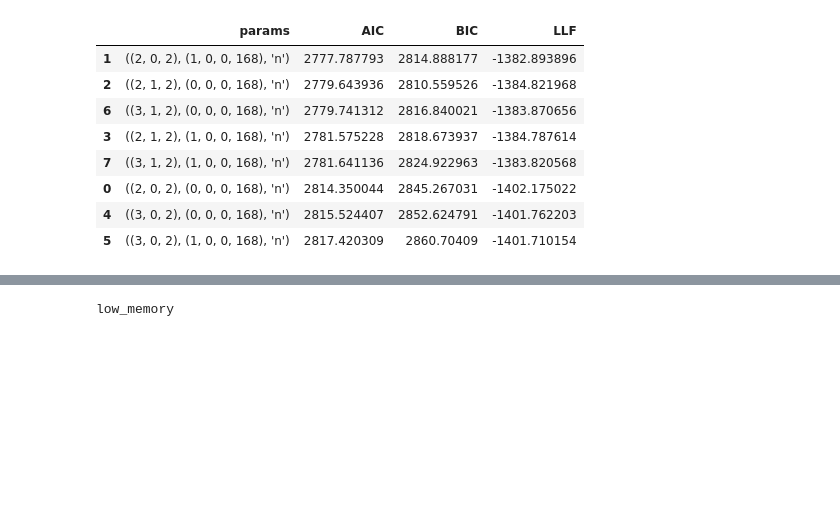
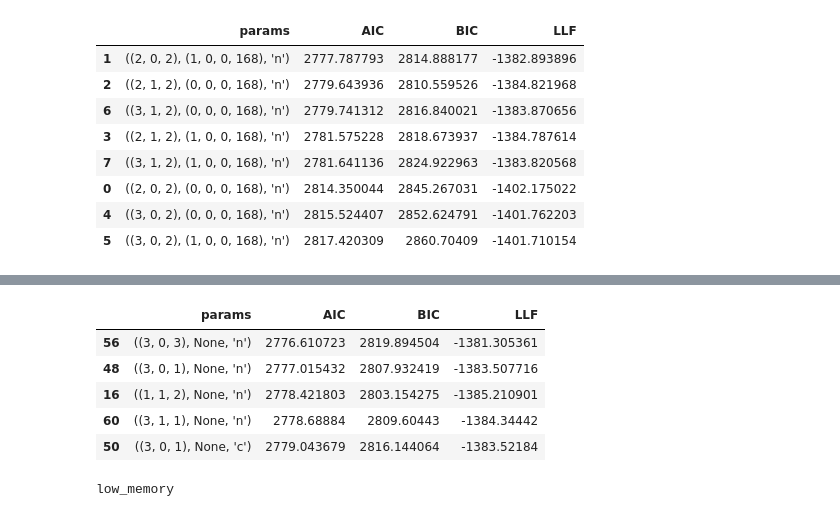
Before and after one commit to judith-ale/proyecto_modulo1, a Jupyter notebook: ProyectoModulo1_RabagoJ_MartinezC_VelicaX.ipynb, the cells around one changed output, grey strips where cells are left out. Drawn from its saved outputs; the diff is of its cells as text; code cells hidden in the pictures; blank space fills up the shorter version.

```diff
--- a/ProyectoModulo1_RabagoJ_MartinezC_VelicaX.ipynb
+++ b/ProyectoModulo1_RabagoJ_MartinezC_VelicaX.ipynb
@@ -503,3 +503,14 @@ res
 | 0 | ((2, 0, 2), (0, 0, 0, 168), 'n') | 2814.350044 | 2845.267031 | -1402.175022 |
 | 4 | ((3, 0, 2), (0, 0, 0, 168), 'n') | 2815.524407 | 2852.624791 | -1401.762203 |
 | 5 | ((3, 0, 2), (1, 0, 0, 168), 'n') | 2817.420309 | 2860.70409 | -1401.710154 |
+# %%
+ls_params = oil_lf.combine_parameters(p = (1, 2, 3),
+                                      d = (0,1),
+                                      q = (1,2, 3),
+                                      P = (0,),
+                                      D = (0,),
+                                      Q = (0,),
+                                      S = (0,),
+                                      t = ('n', 'ct', 'c', 't'))
+
+len(ls_params)
@@ -505,0 +519,4 @@ res
+# %%
+ls_params = [(non, None, t) for non, _, t in ls_params]
+# %%
+res = oil_lf.search_best_set_params(train, sarimax_params=ls_params)
@@ -506 +541,10 @@ res
+# %%
+res.head()
+# %% [output]
+|  | params | AIC | BIC | LLF |
+| 56 | ((3, 0, 3), None, 'n') | 2776.610723 | 2819.894504 | -1381.305361 |
+| 48 | ((3, 0, 1), None, 'n') | 2777.015432 | 2807.932419 | -1383.507716 |
+| 16 | ((1, 1, 2), None, 'n') | 2778.421803 | 2803.154275 | -1385.210901 |
+| 60 | ((3, 1, 1), None, 'n') | 2778.68884 | 2809.60443 | -1384.34442 |
+| 50 | ((3, 0, 1), None, 'c') | 2779.043679 | 2816.144064 | -1383.52184 |
 # %%
```
Also changed, not shown: parts of 10 cells of this notebook.
